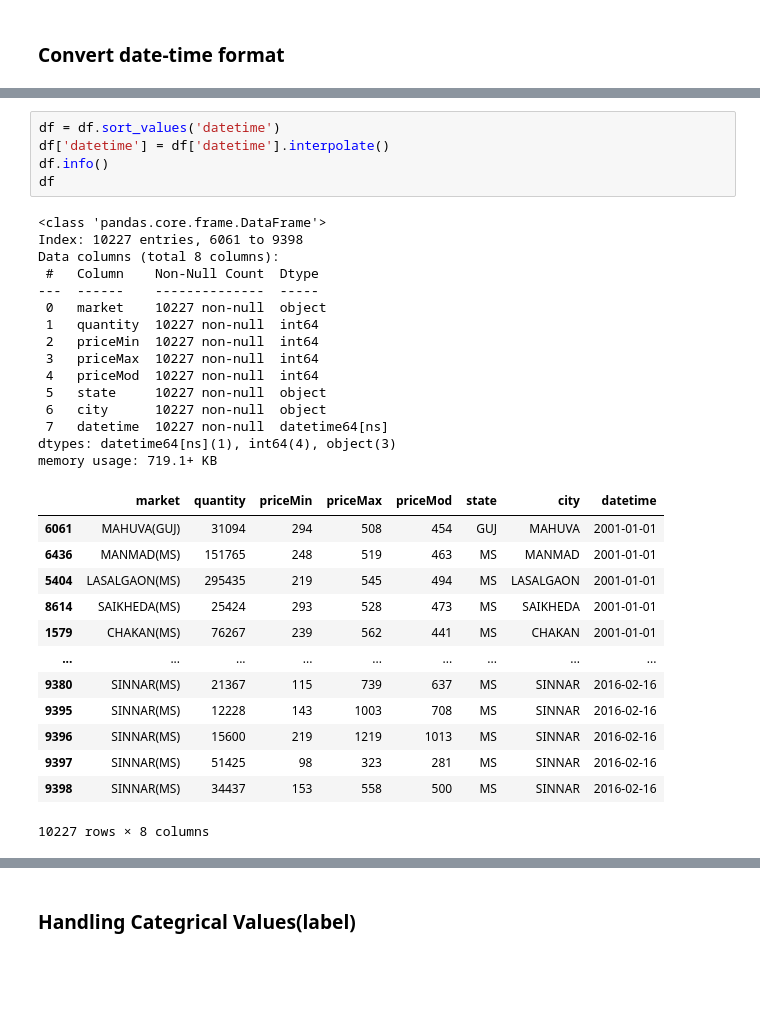
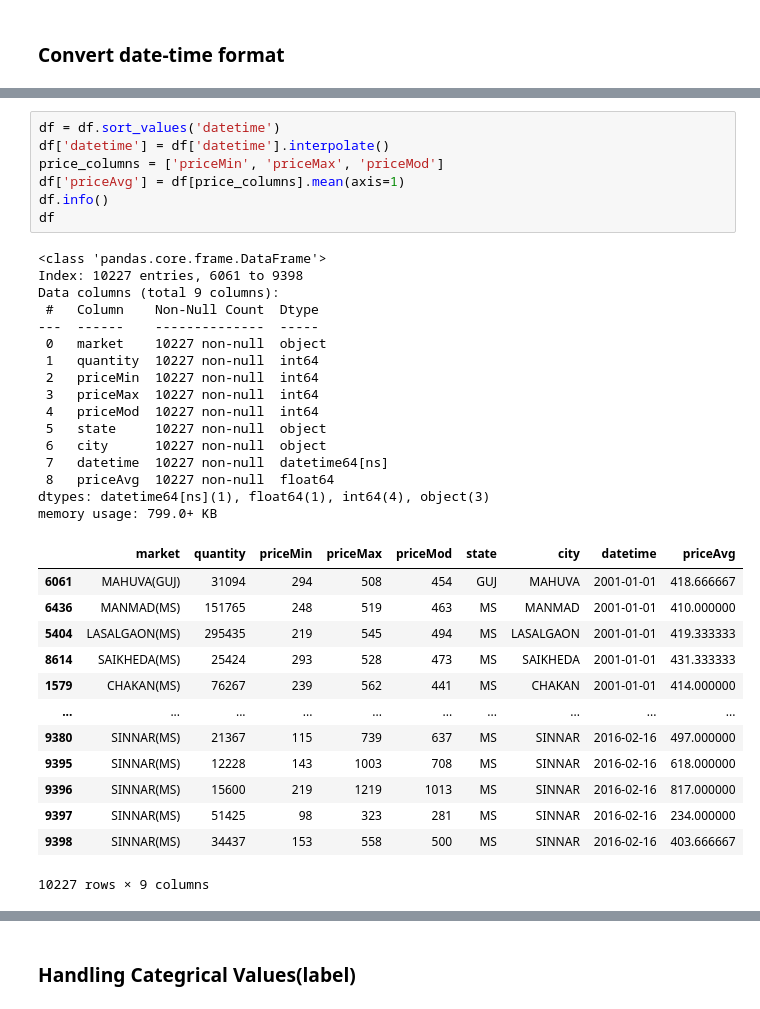
Before and after one commit to Zesmat/Market-Price-Prediction, a Jupyter notebook: Market_price2.ipynb, the cells around one changed output, grey strips where cells are left out. Cells and saved outputs as stored; diff of their text form; blank space fills up the shorter version.

```diff
--- a/Market_price2.ipynb
+++ b/Market_price2.ipynb
@@ -59,34 +59,37 @@ df
 # %%
 df = df.sort_values('datetime')
 df['datetime'] = df['datetime'].interpolate()
+price_columns = ['priceMin', 'priceMax', 'priceMod']
+df['priceAvg'] = df[price_columns].mean(axis=1)
 df.info()
 df
 # %% [output]
 <class 'pandas.core.frame.DataFrame'>
 Index: 10227 entries, 6061 to 9398
-Data columns (total 8 columns):
+Data columns (total 9 columns):
  #   Column    Non-Null Count  Dtype
 ---  ------    --------------  -----
  0   market    10227 non-null  object
  1   quantity  10227 non-null  int64
  2   priceMin  10227 non-null  int64
  3   priceMax  10227 non-null  int64
  4   priceMod  10227 non-null  int64
  5   state     10227 non-null  object
  6   city      10227 non-null  object
  7   datetime  10227 non-null  datetime64[ns]
-dtypes: datetime64[ns](1), int64(4), object(3)
-memory usage: 719.1+ KB
+ 8   priceAvg  10227 non-null  float64
+dtypes: datetime64[ns](1), float64(1), int64(4), object(3)
+memory usage: 799.0+ KB
-|  | market | quantity | priceMin | priceMax | priceMod | state | city | datetime |
-| 6061 | MAHUVA(GUJ) | 31094 | 294 | 508 | 454 | GUJ | MAHUVA | 2001-01-01 |
-| 6436 | MANMAD(MS) | 151765 | 248 | 519 | 463 | MS | MANMAD | 2001-01-01 |
-| 5404 | LASALGAON(MS) | 295435 | 219 | 545 | 494 | MS | LASALGAON | 2001-01-01 |
-| 8614 | SAIKHEDA(MS) | 25424 | 293 | 528 | 473 | MS | SAIKHEDA | 2001-01-01 |
-| 1579 | CHAKAN(MS) | 76267 | 239 | 562 | 441 | MS | CHAKAN | 2001-01-01 |
-| ... | ... | ... | ... | ... | ... | ... | ... | ... |
-| 9380 | SINNAR(MS) | 21367 | 115 | 739 | 637 | MS | SINNAR | 2016-02-16 |
-| 9395 | SINNAR(MS) | 12228 | 143 | 1003 | 708 | MS | SINNAR | 2016-02-16 |
-| 9396 | SINNAR(MS) | 15600 | 219 | 1219 | 1013 | MS | SINNAR | 2016-02-16 |
-| 9397 | SINNAR(MS) | 51425 | 98 | 323 | 281 | MS | SINNAR | 2016-02-16 |
-| 9398 | SINNAR(MS) | 34437 | 153 | 558 | 500 | MS | SINNAR | 2016-02-16 |
+|  | market | quantity | priceMin | priceMax | priceMod | state | city | datetime | priceAvg |
+| 6061 | MAHUVA(GUJ) | 31094 | 294 | 508 | 454 | GUJ | MAHUVA | 2001-01-01 | 418.666667 |
+| 6436 | MANMAD(MS) | 151765 | 248 | 519 | 463 | MS | MANMAD | 2001-01-01 | 410.000000 |
+| 5404 | LASALGAON(MS) | 295435 | 219 | 545 | 494 | MS | LASALGAON | 2001-01-01 | 419.333333 |
+| 8614 | SAIKHEDA(MS) | 25424 | 293 | 528 | 473 | MS | SAIKHEDA | 2001-01-01 | 431.333333 |
+| 1579 | CHAKAN(MS) | 76267 | 239 | 562 | 441 | MS | CHAKAN | 2001-01-01 | 414.000000 |
+| ... | ... | ... | ... | ... | ... | ... | ... | ... | ... |
+| 9380 | SINNAR(MS) | 21367 | 115 | 739 | 637 | MS | SINNAR | 2016-02-16 | 497.000000 |
+| 9395 | SINNAR(MS) | 12228 | 143 | 1003 | 708 | MS | SINNAR | 2016-02-16 | 618.000000 |
+| 9396 | SINNAR(MS) | 15600 | 219 | 1219 | 1013 | MS | SINNAR | 2016-02-16 | 817.000000 |
+| 9397 | SINNAR(MS) | 51425 | 98 | 323 | 281 | MS | SINNAR | 2016-02-16 | 234.000000 |
+| 9398 | SINNAR(MS) | 34437 | 153 | 558 | 500 | MS | SINNAR | 2016-02-16 | 403.666667 |
-10227 rows × 8 columns
+10227 rows × 9 columns
```
Also changed, not shown: parts of 26 cells of this notebook.
